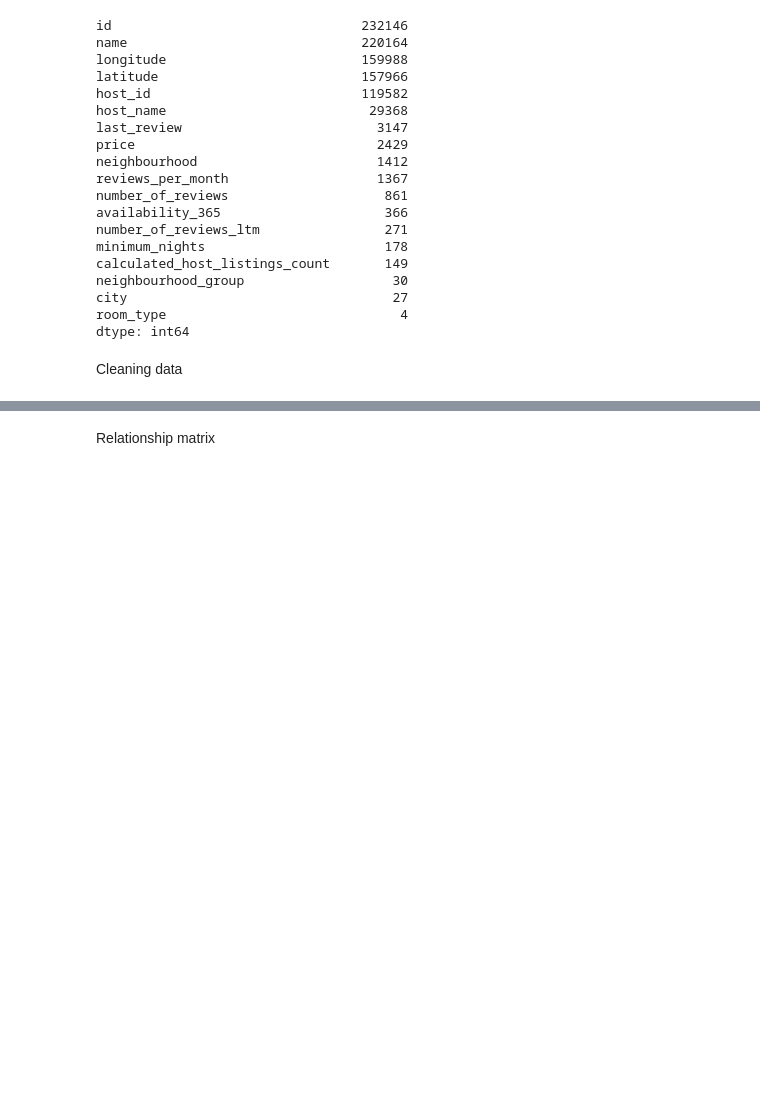
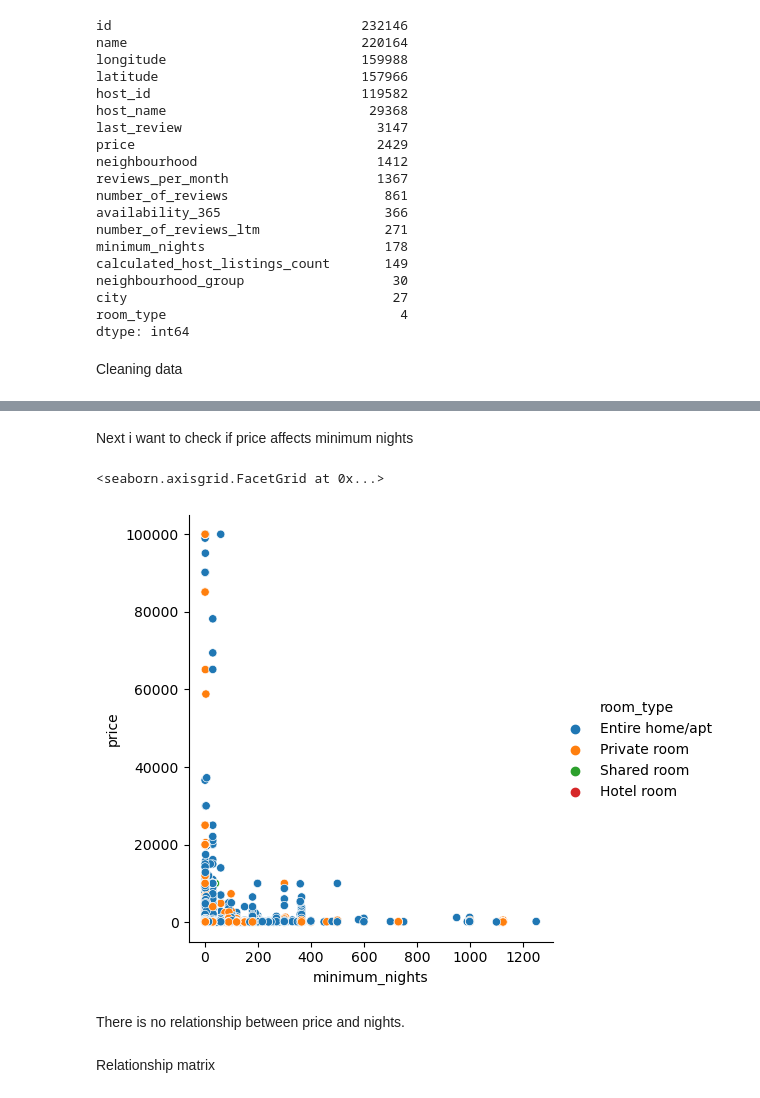
Before and after one commit to flo-shi/BNB-Price-Prediction, a Jupyter notebook: prediction.ipynb, the cells around one changed output, grey strips where cells are left out. Drawn from its saved outputs; the diff is of its cells as text; code cells hidden in the pictures; blank space fills up the shorter version.

```diff
--- a/prediction.ipynb
+++ b/prediction.ipynb
@@ -194,3 +225,12 @@ array([[<Axes: title={'center': 'id'}>,
+# %% [markdown]
+Next i want to check if price affects minimum nights
+# %%
+sns.relplot(x ='minimum_nights', y= 'price',hue='room_type', data=new_df)
+# %% [output]
+<seaborn.axisgrid.FacetGrid at 0x...>
+[figure, added]
+# %% [markdown]
+There is no relationship between price and nights.
 # %% [markdown]
 Relationship matrix
 # %%
```
Also changed, not shown: parts of 17 cells of this notebook.
